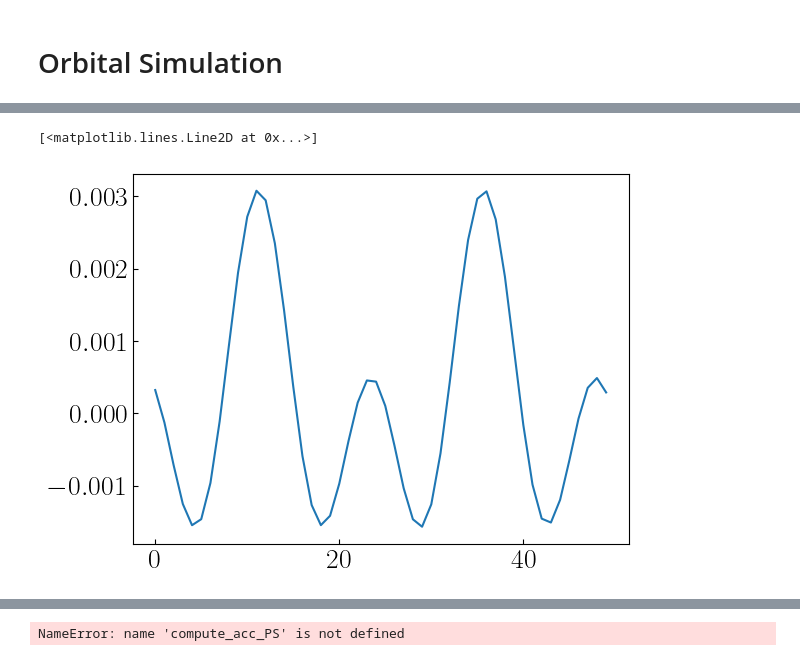
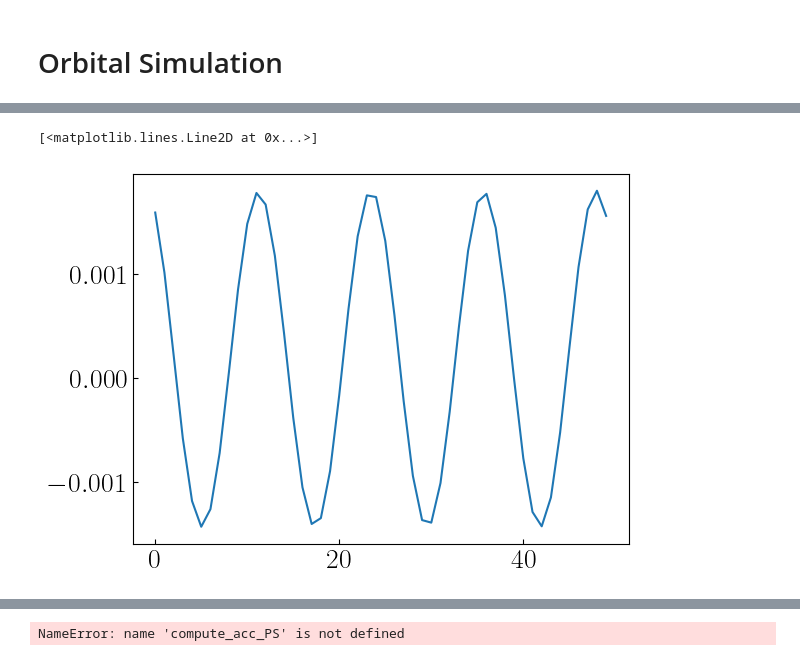
Before and after one commit to hjkim0620/ULDM_HarmonicOscillator, a Jupyter notebook: ULDM_HarmonicOscillator.ipynb, the cells around one changed output, grey strips where cells are left out. Drawn from its saved outputs; the diff is of its cells as text; code cells hidden in the pictures.

```diff
--- a/ULDM_HarmonicOscillator.ipynb
+++ b/ULDM_HarmonicOscillator.ipynb
@@ -293,7 +293,7 @@ class ULDM_Orbital(ULDM_Simulator):
 
     def set_time(self, Npt=100):
         '''
-        Sub-divide and reset the time series to ensure that
+        Sub-divide and reset the time array to ensure that
         each orbit has at least Npt data points for one orbit
         '''
 
@@ -306,8 +306,14 @@ class ULDM_Orbital(ULDM_Simulator):
             self.dt = self.dt / max_div
             self.time = np.arange(0, self.T, self.dt)
             self.skip_step = [int(max_div / div) for div in self.division]
+            self.coh = max_div
         else:
             self.skip_step = [1 for _ in self.division]
+            self.coh = 1
+
+        for i, skip in enumerate(self.skip_step):
+            if i < len(self.period):
+                self.planet[i]['time'] = self.time[::skip]
 
     def a_sun(self, pos: list[float]) -> list[float]:
         '''
@@ -348,8 +354,12 @@ class ULDM_Orbital(ULDM_Simulator):
             pos = [r, 0, 0]
             vel = self.alpha_sigma**(1/2) * np.cross([1,0,0], [0,0,1]) / np.sqrt(r)
             acc = self.a_sun(pos) + self.a_uldm(pos)
+            # pos = [0, 0, 0]
+            # vel = [0, 0, 0]
+            # acc = [0, 0, 0]
 
         self.planet.append({
+                            "time": self.time,
                             "pos": [np.array(pos)],
                             "vel": [np.array(vel)],
                             "acc": [np.array(acc)],
@@ -360,15 +370,17 @@ class ULDM_Orbital(ULDM_Simulator):
 
         self.period.append(P)
 
-    def evolve_uldm(self):
+    def evolve_uldm(self, dt):
         '''
         Evolve the field according to kick-drift-kick scheme
+        Input
+            dt  (scalar)    time step
         '''
 
         # Initial kick - drift sequence
-        self.psi *= np.exp(-0.5j * self.Phi * self.dt)
+        self.psi *= np.exp(-0.5j * self.Phi * dt)
         self.psi = fftn(self.psi)
-        self.psi *= np.exp(-0.5j * self.K2 * self.dt)
+        self.psi *= np.exp(-0.5j * self.K2 * dt)
         self.psi = ifftn(self.psi)
 
         # Update Phi and acceleration
@@ -383,7 +395,7 @@ class ULDM_Orbital(ULDM_Simulator):
             np.real(ifftn(-1j * self.KZ * self.Phi_fourier))
         ]
 
-        self.psi *= np.exp(-0.5j * self.Phi * self.dt)
+        self.psi *= np.exp(-0.5j * self.Phi * dt)
 
     def evolve_planet(self, planet_id, dt):
         '''
@@ -393,6 +405,7 @@ class ULDM_Orbital(ULDM_Simulator):
         '''
 
         force = lambda x: self.a_sun(x) + self.a_uldm(x)
+        # force = lambda x: self.a_sun(x)
 
         pos, vel, acc = self.yoshida(self.planet[planet_id]['pos'][-1], self.planet[planet_id]['vel'][-1], force, dt)
         pos0, vel0, acc0 = self.yoshida(self.planet[planet_id]['pos0'][-1], self.planet[planet_id]['vel0'][-1], self.a_sun, dt)
@@ -412,6 +425,7 @@ class ULDM_Orbital(ULDM_Simulator):
 
         w0 = - 2**(1 / 3) / (2 - 2**(1 / 3))
         w1 = 1 / (2 - 2**(1/3))
+
         c1 = c4 = w1 / 2
         c2 = c3 = (w0 + w1) / 2
         d1 = d3 = w1
@@ -437,15 +451,15 @@ class ULDM_Orbital(ULDM_Simulator):
         for i in trange(1, len(self.time)):
             if i % self.skip_step[-1] == 0:
                 self.rho.append((np.abs(self.psi)**2)[0,0,0])
-                self.evolve_uldm()
+                self.evolve_uldm(self.dt * self.skip_step[-1])
             for j in range(len(self.planet)):
                 if i % self.skip_step[j] == 0:
                     dt = self.dt * self.skip_step[j]
                     self.evolve_planet(j, dt)
 # %%
-test = ULDM_Orbital(L=32, N=64)
-test.add_planet(0.486, circ=True)
-test.add_planet(1.8, circ=True)
-test.set_time(Npt=30)
+test = ULDM_Orbital(L=16, N=32)
+# test.add_planet(0.486, circ=True)
+test.add_planet(3.2, circ=True)
+test.set_time(Npt=20000)
 # %%
 test.solve()
@@ -460,8 +606,8 @@ array([-4.26325641e-14, -3.90798505e-14, -3.55271368e-14, ...,
 # %%
-plt.plot( (compute_acc(test.planet[0]['pos'], 2, test.dt)[:,0] + 0.99245 * x / d**3)[:50] )
+plt.plot( (compute_acc(test.planet[0]['pos'], 2, test.dt)[:,0] + 0.99249321 * x / d**3)[:50] )
 # %% [output]
 [<matplotlib.lines.Line2D at 0x...>]
-[figure, old version]
+[figure, new version]
 # %%
 for i in range(len(test.planet)):
     ax = [x[0] for x in np.array(test.planet[i]['acc'])]
```
Also changed, not shown: parts of 13 cells of this notebook, 1 other file.
